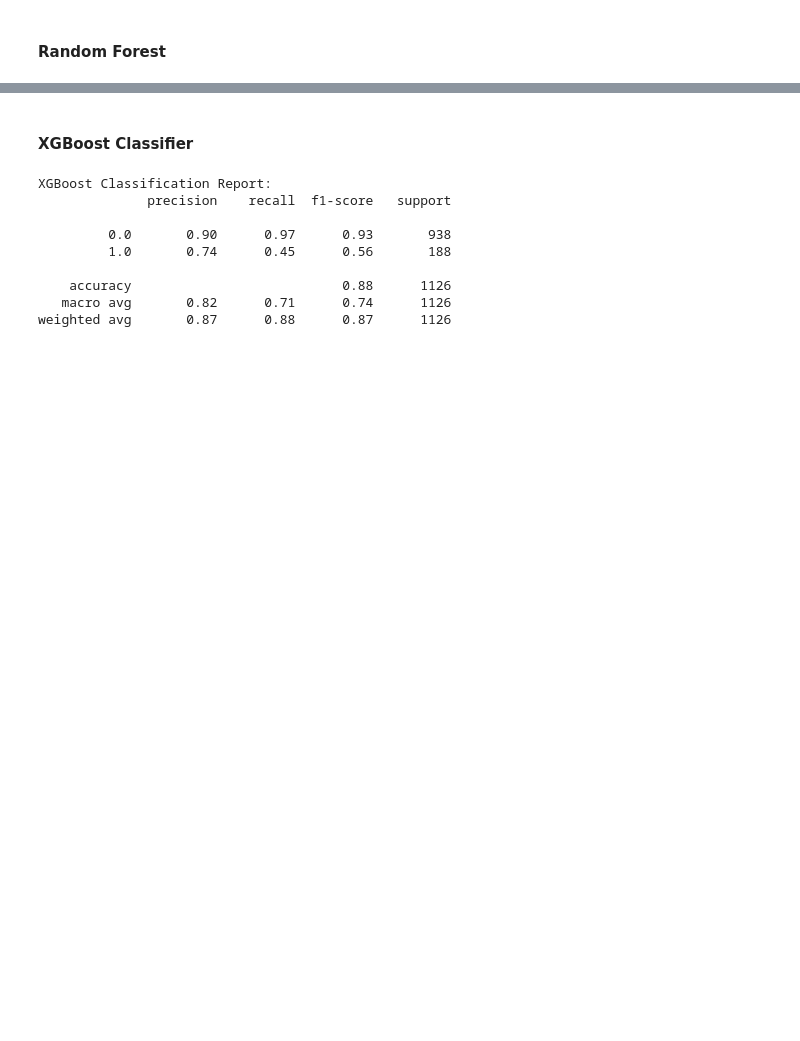
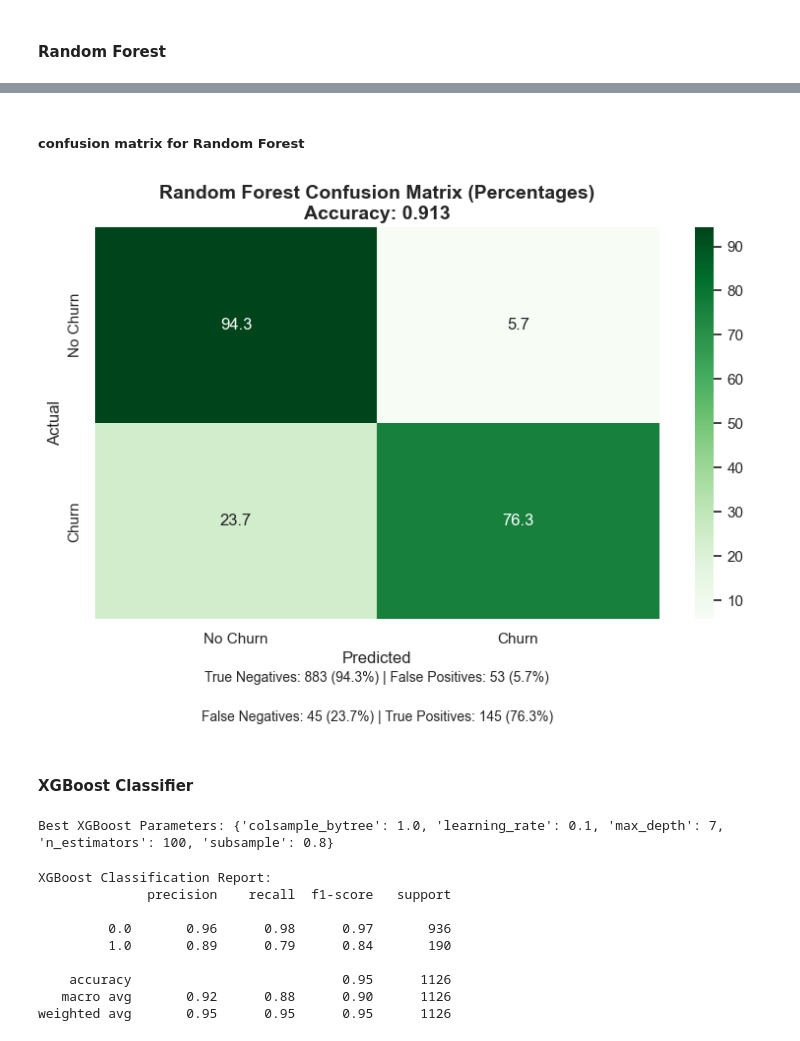
Before and after one commit to Musaddaq1/Predicting-Customer-Churn-, a Jupyter notebook: Notebook.ipynb, the cells around one changed output, grey strips where cells are left out. Saved outputs shown, nothing was run; the diff lists cells and outputs as text; code cells hidden in the pictures; blank space fills up the shorter version.

```diff
--- a/Notebook.ipynb
+++ b/Notebook.ipynb
@@ -353,2 +529,31 @@ weighted avg       0.86      0.86      0.83      1126
+# %% [markdown]
+##### confusion matrix for Random Forest
+# %%
+# Create confusion matrix for Random Forest with percentages
+cm_rf = confusion_matrix(y_test, y_pred_rf)
+
+# Calculate percentages
+cm_rf_percent = cm_rf.astype('float') / cm_rf.sum(axis=1)[:, np.newaxis] * 100
+
+# Create the visualization with percentages
+plt.figure(figsize=(8, 6))
+sns.heatmap(cm_rf_percent, annot=True, fmt='.1f', cmap='Greens',
+            xticklabels=['No Churn', 'Churn'],
+            yticklabels=['No Churn', 'Churn'])
+plt.title(f'Random Forest Confusion Matrix (Percentages)\nAccuracy: {accuracy_score(y_test, y_pred_rf):.3f}',
+          fontsize=14, fontweight='bold')
+plt.xlabel('Predicted', fontsize=12)
+plt.ylabel('Actual', fontsize=12)
+
+# Add text annotations for better interpretation
+plt.text(0.5, -0.15, f'True Negatives: {cm_rf[0,0]} ({cm_rf_percent[0,0]:.1f}%) | False Positives: {cm_rf[0,1]} ({cm_rf_percent[0,1]:.1f}%)',
+         ha='center', va='center', transform=plt.gca().transAxes, fontsize=10)
+plt.text(0.5, -0.25, f'False Negatives: {cm_rf[1,0]} ({cm_rf_percent[1,0]:.1f}%) | True Positives: {cm_rf[1,1]} ({cm_rf_percent[1,1]:.1f}%)',
+         ha='center', va='center', transform=plt.gca().transAxes, fontsize=10)
+
+plt.tight_layout()
+plt.show()
+# %% [output]
+[figure, added]
 # %% [markdown]
 #### XGBoost Classifier
@@ -355,22 +579,20 @@ weighted avg       0.86      0.86      0.83      1126
+# %%
+
+# Train the optimized model
+grid_search_xgb.fit(X_train, y_train)
+
+# Get best model
+xgb = grid_search_xgb.best_estimator_
+
+print("Best XGBoost Parameters:", grid_search_xgb.best_params_)
+# %% [output]
+Best XGBoost Parameters: {'colsample_bytree': 1.0, 'learning_rate': 0.1, 'max_depth': 7, 'n_estimators': 100, 'subsample': 0.8}
 # %%
-# Initializing an XGBoost Classifier with label encoder disabled, using logloss for evaluation, and a fixed random state
-xgb = XGBClassifier(
-    n_estimators=10,
-    max_depth=3,
-    min_child_weight=10,
-    subsample=0.5,
-    colsample_bytree=0.5,
-    learning_rate=0.3,
-    use_label_encoder=False,
-    eval_metric='logloss',
-    random_state=123
-)
-
 # Training (fit) the XGBoost model on the training data
-xgb.fit(x_train, y_train)
+xgb.fit(X_train, y_train)  # Use corrected variable names
 
 # Predicting the target values for the test set using the trained XGBoost model
-y_pred_xgb = xgb.predict(x_test)
+y_pred_xgb = xgb.predict(X_test)  # Use corrected variable names
 
 # Printing a header for the XGBoost classification report
 print("XGBoost Classification Report:")
@@ -381,9 +603,9 @@ print(classification_report(y_test, y_pred_xgb))
 XGBoost Classification Report:
               precision    recall  f1-score   support
 
-         0.0       0.90      0.97      0.93       938
-         1.0       0.74      0.45      0.56       188
+         0.0       0.96      0.98      0.97       936
+         1.0       0.89      0.79      0.84       190
 
-    accuracy                           0.88      1126
-   macro avg       0.82      0.71      0.74      1126
-weighted avg       0.87      0.88      0.87      1126
+    accuracy                           0.95      1126
+   macro avg       0.92      0.88      0.90      1126
+weighted avg       0.95      0.95      0.95      1126
```
Also changed, not shown: parts of 28 cells of this notebook.
